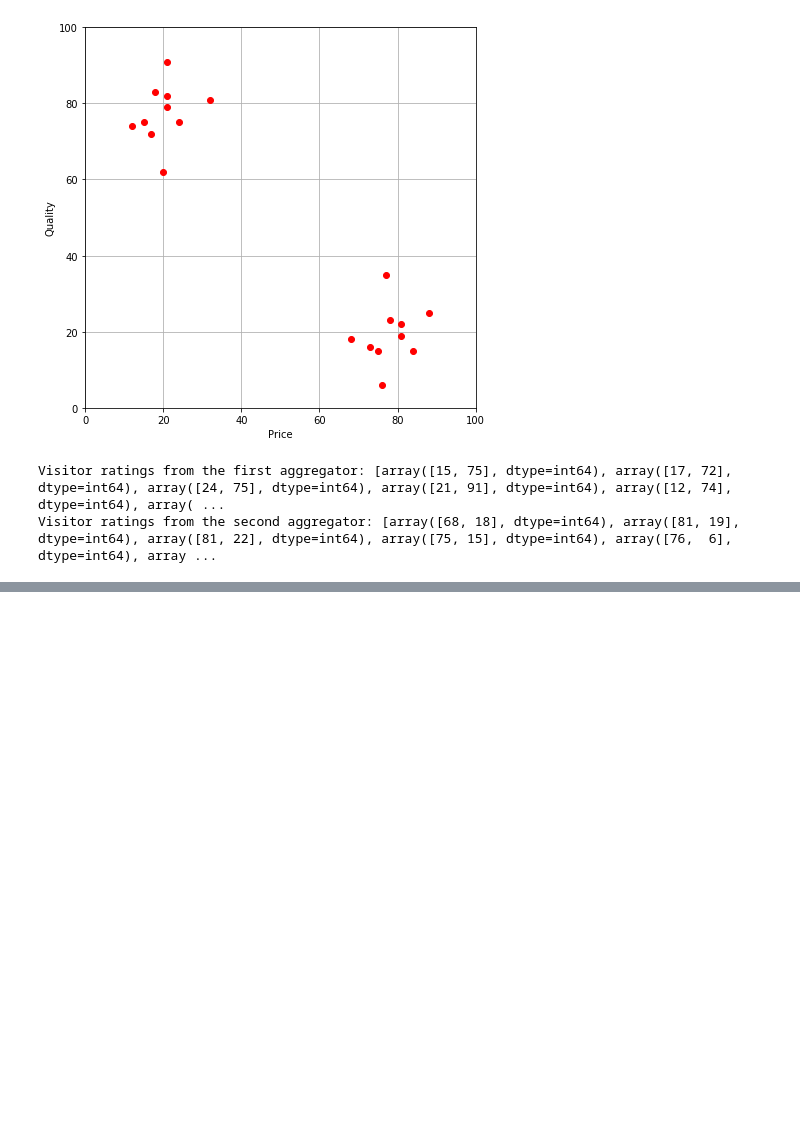
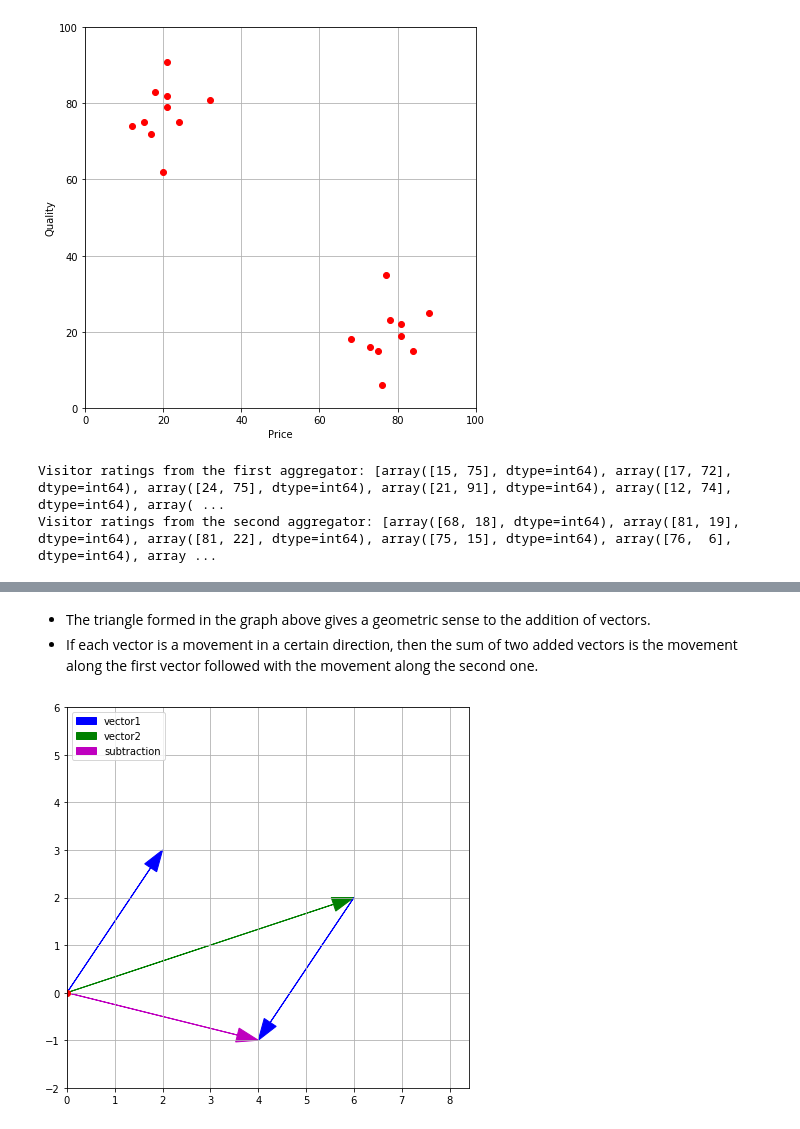
Before and after one commit to Alumasa/data_science_practicum, a Jupyter notebook: Vector and Vector Operations.ipynb, the cells around one changed output, grey strips where cells are left out. Saved outputs shown, nothing was run; the diff lists cells and outputs as text; code cells hidden in the pictures; blank space fills up the shorter version.

```diff
--- a/Vector and Vector Operations.ipynb
+++ b/Vector and Vector Operations.ipynb
@@ -174,0 +243,30 @@ Visitor ratings from the second aggregator: [array([68, 18], dtype=int64), array
+# %% [markdown]
+- The triangle formed in the graph above gives a geometric sense to the addition of vectors.
+- If each vector is a movement in a certain direction, then the sum of two added vectors is the movement along the first vector followed with the movement along the second one.
+# %%
+#Plot the subtraction vector:
+import numpy as np
+import matplotlib.pyplot as plt
+
+vector1 = np.array([2, 3])
+vector2 = np.array([6, 2])
+sum_of_vectors = vector1 + vector2
+subtraction = vector2 - vector1
+
+plt.figure(figsize=(7.2, 7))
+plt.axis([0, 8.4, -2, 6])
+arrow1 = plt.arrow(0, 0, vector1[0], vector1[1],
+                   head_width=0.3, length_includes_head="True", color='b')
+arrow2 = plt.arrow(0, 0, vector2[0], vector2[1],
+                   head_width=0.3, length_includes_head="True", color='g')
+arrow4 = plt.arrow(0, 0, subtraction[0], subtraction[1],
+                   head_width=0.3, length_includes_head="True", color='m')
+arrow1new = plt.arrow(vector2[0], vector2[1], -vector1[0], -vector1[1],
+                   head_width=0.3, length_includes_head="True", color='b')
+plt.plot(0, 0, 'ro')
+plt.legend([arrow1, arrow2,  arrow4], ['vector1', 'vector2',  'subtraction'],
+           loc='upper left')
+plt.grid(True)
+plt.show()
+# %% [output]
+[figure, added]
```
Also changed, not shown: parts of 10 cells of this notebook.
